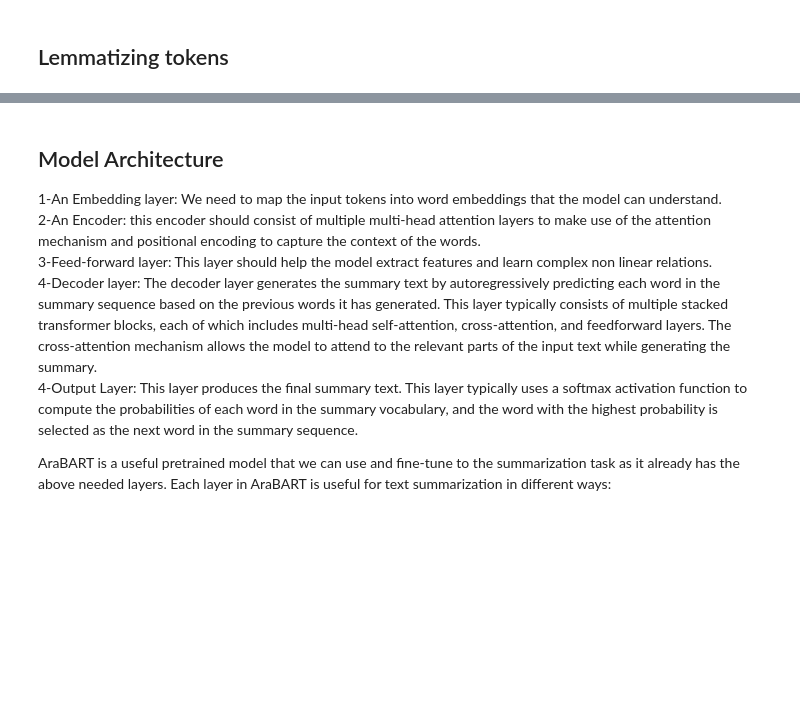
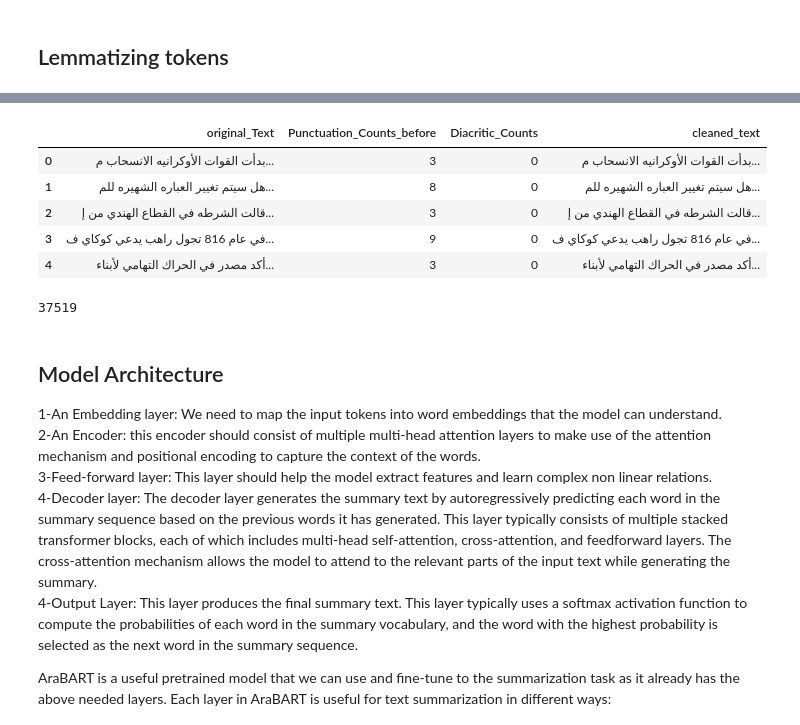
Before and after one commit to marwankhalid9876/NLP-Project, a Jupyter notebook: Text Summarization.ipynb, the cells around one changed output, grey strips where cells are left out. Drawn from its saved outputs; the diff is of its cells as text; code cells hidden in the pictures; blank space fills up the shorter version.

```diff
--- a/Text Summarization.ipynb
+++ b/Text Summarization.ipynb
@@ -325,3 +335,18 @@ train_inputs.head()
+# %%
+train_labels.to_csv('train_labels.csv', index=False)
+train_labels.head()
+# %% [output]
+|  | original_Text | Punctuation_Counts_before | Diacritic_Counts | cleaned_text |
+| 0 | بدأت القوات الأوكرانيه الانسحاب م... | 3 | 0 | بدأت القوات الأوكرانيه الانسحاب م... |
+| 1 | هل سيتم تغيير العباره الشهيره للم... | 8 | 0 | هل سيتم تغيير العباره الشهيره للم... |
+| 2 | قالت الشرطه في القطاع الهندي من إ... | 3 | 0 | قالت الشرطه في القطاع الهندي من إ... |
+| 3 | في عام 816 تجول راهب يدعي كوكاي ف... | 9 | 0 | في عام 816 تجول راهب يدعي كوكاي ف... |
+| 4 | أكد مصدر في الحراك التهامي لأبناء... | 3 | 0 | أكد مصدر في الحراك التهامي لأبناء... |
+# %%
+df = pd.read_csv('train_labels.csv')
+len(df)
+# %% [output]
+37519
 # %% [markdown]
 ## Model Architecture
 1-An Embedding layer: We need to map the input tokens into word embeddings that the model can understand. <br>
```
Also changed, not shown: parts of 8 cells of this notebook, 4 other files.
